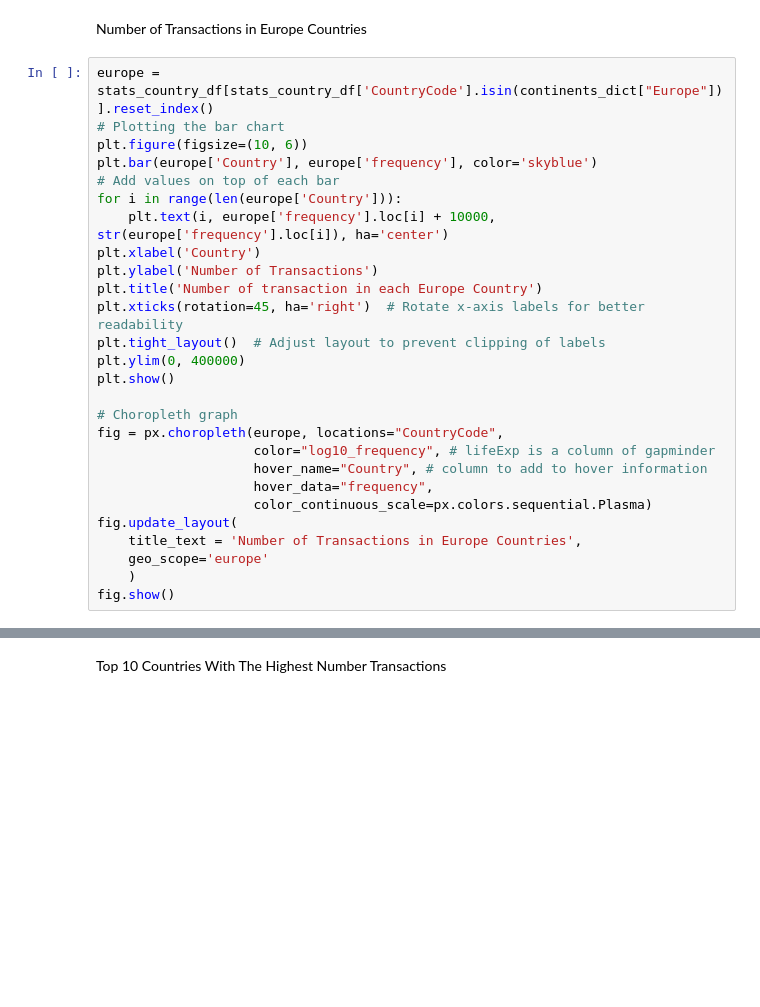
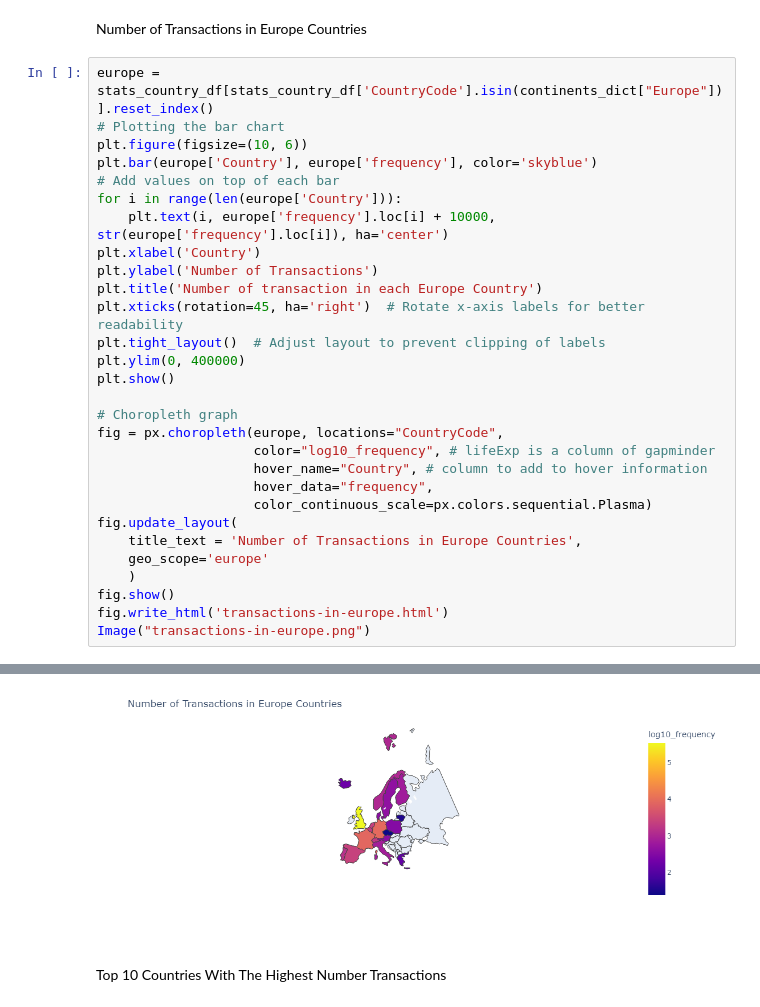
Before and after one commit to duyphuongnguyen1999/RFM-Customers-Segmentation, a Jupyter notebook: RFM Customer Segmentation.ipynb, the cells around one changed output, grey strips where cells are left out. Drawn from its saved outputs; the diff is of its cells as text; blank space fills up the shorter version.

```diff
--- a/RFM Customer Segmentation.ipynb
+++ b/RFM Customer Segmentation.ipynb
@@ -255,32 +254,35 @@ Number of Transactions in Europe Countries
 # %%
 europe = stats_country_df[stats_country_df['CountryCode'].isin(continents_dict["Europe"])].reset_index()
 # Plotting the bar chart
 plt.figure(figsize=(10, 6))
 plt.bar(europe['Country'], europe['frequency'], color='skyblue')
 # Add values on top of each bar
 for i in range(len(europe['Country'])):
     plt.text(i, europe['frequency'].loc[i] + 10000, str(europe['frequency'].loc[i]), ha='center')
 plt.xlabel('Country')
 plt.ylabel('Number of Transactions')
 plt.title('Number of transaction in each Europe Country')
 plt.xticks(rotation=45, ha='right')  # Rotate x-axis labels for better readability
 plt.tight_layout()  # Adjust layout to prevent clipping of labels
 plt.ylim(0, 400000)
 plt.show()
 
 # Choropleth graph
 fig = px.choropleth(europe, locations="CountryCode",
                     color="log10_frequency", # lifeExp is a column of gapminder
                     hover_name="Country", # column to add to hover information
                     hover_data="frequency",
                     color_continuous_scale=px.colors.sequential.Plasma)
 fig.update_layout(
     title_text = 'Number of Transactions in Europe Countries',
     geo_scope='europe'
     )
 fig.show()
+fig.write_html('transactions-in-europe.html')
+Image("transactions-in-europe.png")
 # %% [output]
 [figure]
+[figure, added]
 # %% [markdown]
 Top 10 Countries With The Highest Number Transactions
 # %%
```
Also changed, not shown: parts of 5 cells of this notebook.
